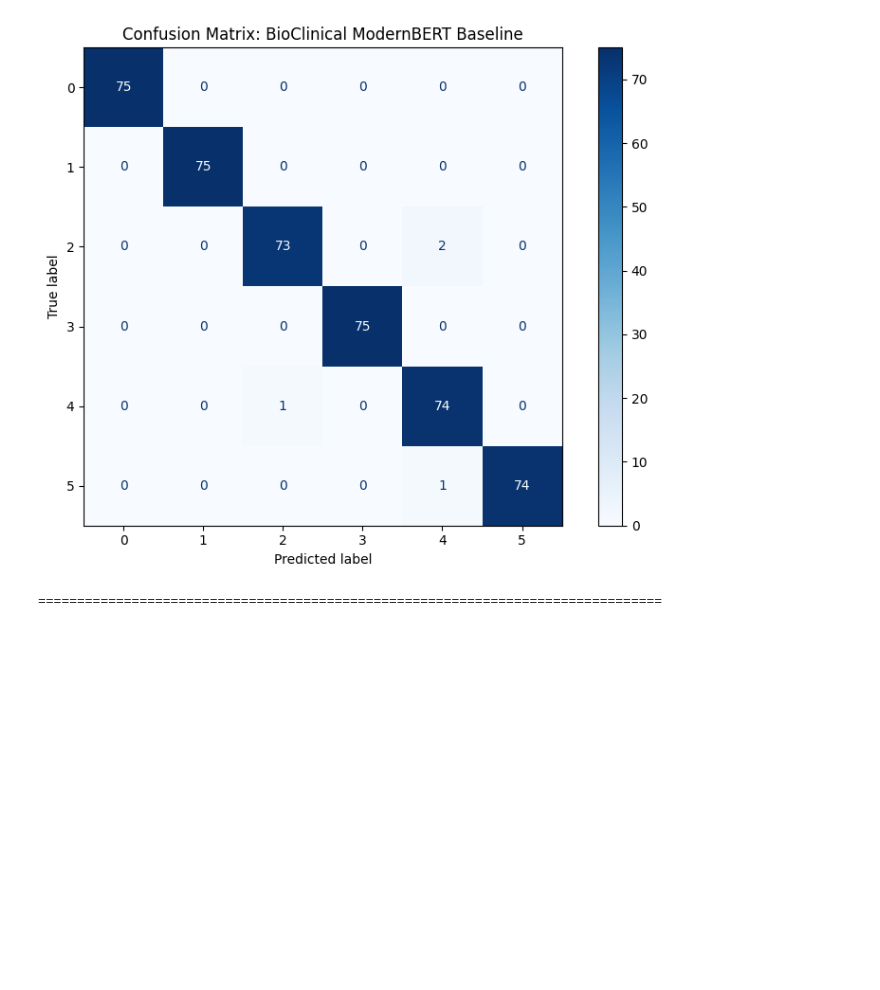
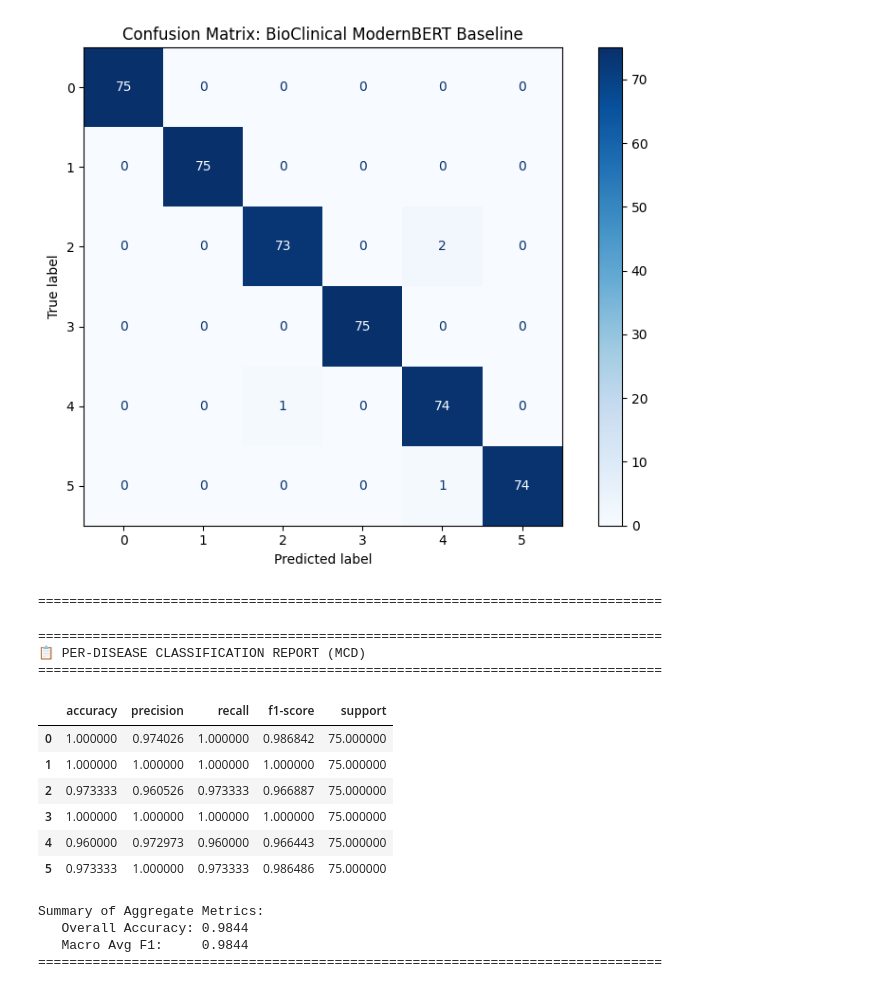
Before and after one commit to notlath/aill-be-sick, a Jupyter notebook: notebooks/model_metrics_BioClinical_ModernBERT_MCD.ipynb, the cells around one changed output. Saved outputs shown, nothing was run; the diff lists cells and outputs as text; code cells hidden in the pictures; blank space fills up the shorter version.

```diff
--- a/notebooks/model_metrics_BioClinical_ModernBERT_MCD.ipynb
+++ b/notebooks/model_metrics_BioClinical_ModernBERT_MCD.ipynb
@@ -2211,3 +2211,64 @@ print("="*80)
 ✅ Confusion Matrix (Baseline) saved to 'confusion_matrix_baseline.png'
 [figure]
 ================================================================================
+# %%
+from sklearn.metrics import classification_report, confusion_matrix
+import pandas as pd
+import numpy as np
+
+print("\n" + "="*80)
+print("📋 PER-DISEASE CLASSIFICATION REPORT (MCD)")
+print("="*80)
+
+# Ensure we use the correct mapping
+current_id2label = id2label if 'id2label' in locals() else {i: str(i) for i in range(6)}
+target_names = [str(current_id2label.get(i, i)) for i in sorted(np.unique(true_labels))]
+
+# Generate standard report
+report_dict = classification_report(
+    true_labels,
+    mcd_predictions,
+    target_names=target_names,
+    output_dict=True
+)
+
+# Calculate per-class accuracy using the confusion matrix
+cm = confusion_matrix(true_labels, mcd_predictions)
+class_accuracy = cm.diagonal() / cm.sum(axis=1)
+
+# Convert to DataFrame
+df_report = pd.DataFrame(report_dict).transpose()
+
+# Add accuracy column to the disease rows
+# (The first N rows correspond to the classes)
+N = len(target_names)
+accuracy_series = pd.Series(class_accuracy, index=target_names)
+df_report.insert(0, 'accuracy', np.nan)
+df_report.iloc[:N, 0] = accuracy_series.values
+
+# Display the report with highlighting
+styled_report = df_report.iloc[:N, :].style.background_gradient(
+    cmap='RdYlGn',
+    subset=['accuracy', 'precision', 'recall', 'f1-score']
+)
+display(styled_report)
+
+print("\nSummary of Aggregate Metrics:")
+print(f"   Overall Accuracy: {report_dict['accuracy']:.4f}")
+print(f"   Macro Avg F1:     {report_dict['macro avg']['f1-score']:.4f}")
+print("="*80)
+# %% [output]
+================================================================================
+📋 PER-DISEASE CLASSIFICATION REPORT (MCD)
+================================================================================
+|  | accuracy | precision | recall | f1-score | support |
+| 0 | 1.000000 | 0.974026 | 1.000000 | 0.986842 | 75.000000 |
+| 1 | 1.000000 | 1.000000 | 1.000000 | 1.000000 | 75.000000 |
+| 2 | 0.973333 | 0.960526 | 0.973333 | 0.966887 | 75.000000 |
+| 3 | 1.000000 | 1.000000 | 1.000000 | 1.000000 | 75.000000 |
+| 4 | 0.960000 | 0.972973 | 0.960000 | 0.966443 | 75.000000 |
+| 5 | 0.973333 | 1.000000 | 0.973333 | 0.986486 | 75.000000 |
+Summary of Aggregate Metrics:
+   Overall Accuracy: 0.9844
+   Macro Avg F1:     0.9844
+================================================================================
```
Also changed, not shown: 1 other file.
